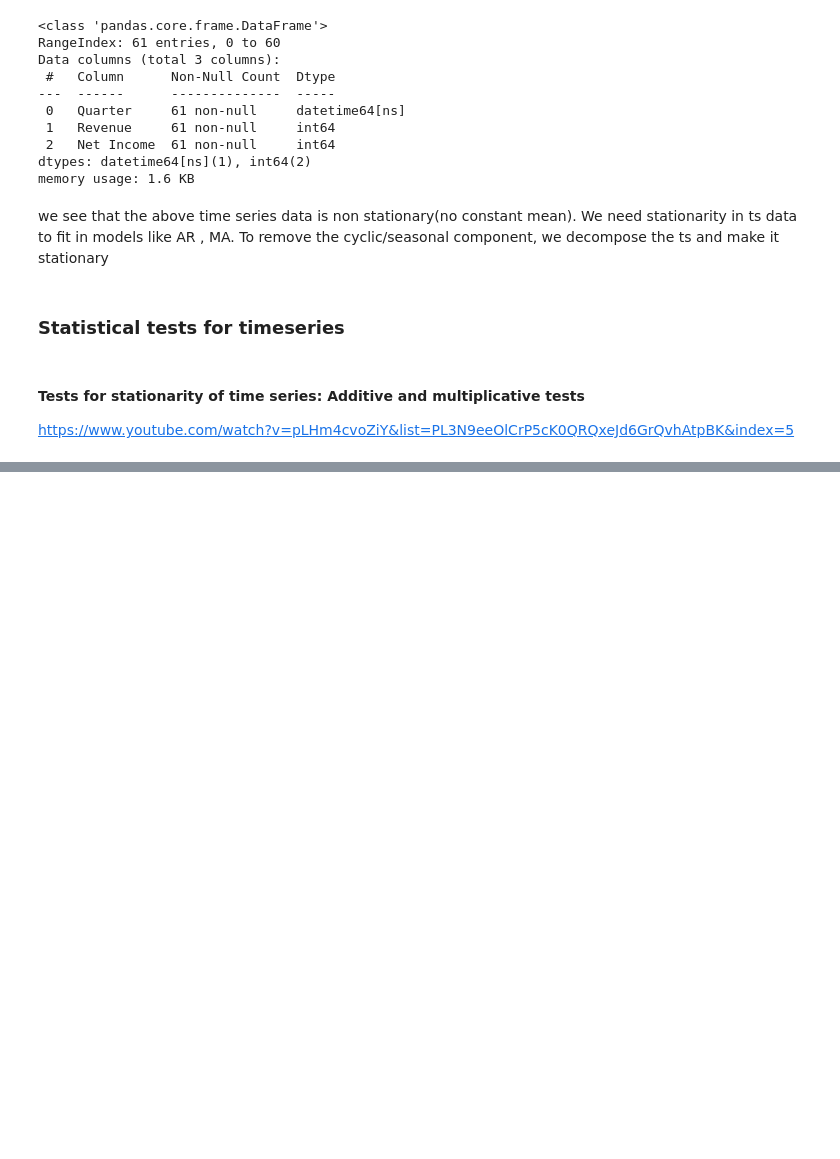
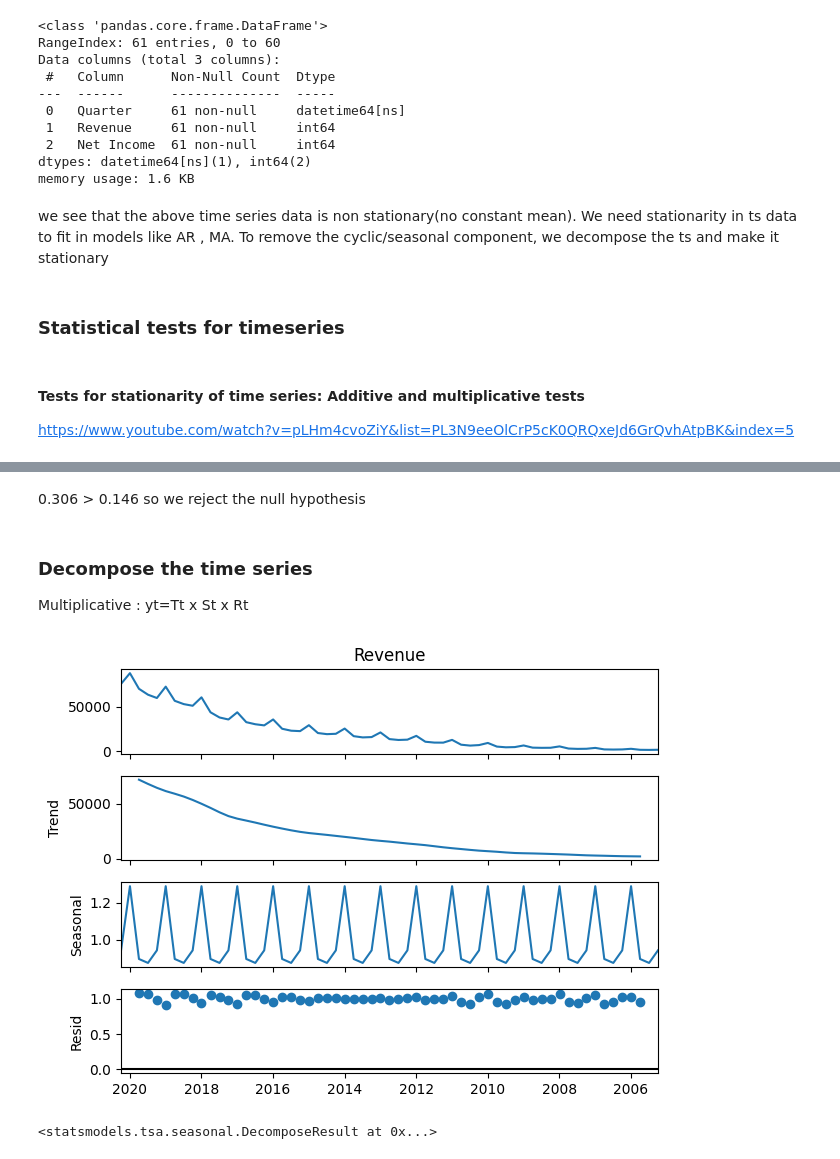
Before and after one commit to SarathiSoundarya/timeseries, a Jupyter notebook: decompose_timeseries.ipynb, the cells around one changed output, grey strips where cells are left out. Drawn from its saved outputs; the diff is of its cells as text; code cells hidden in the pictures; blank space fills up the shorter version.

```diff
--- a/decompose_timeseries.ipynb
+++ b/decompose_timeseries.ipynb
@@ -55,0 +87,16 @@ https://www.youtube.com/watch?v=pLHm4cvoZiY&list=PL3N9eeOlCrP5cK0QRQxeJd6GrQvhAt
+# %% [markdown]
+0.306 > 0.146 so we reject the null hypothesis
+# %% [markdown]
+### Decompose the time series
+
+Multiplicative : yt=Tt x St x Rt
+# %%
+import statsmodels.api as sm
+res = sm.tsa.seasonal_decompose(df['Revenue'], model='multiplicative')
+resplot = res.plot()
+# %% [output]
+[figure, added]
+# %%
+res
+# %% [output]
+<statsmodels.tsa.seasonal.DecomposeResult at 0x...>
```
Also changed, not shown: parts of 10 cells of this notebook, 9 other files.
